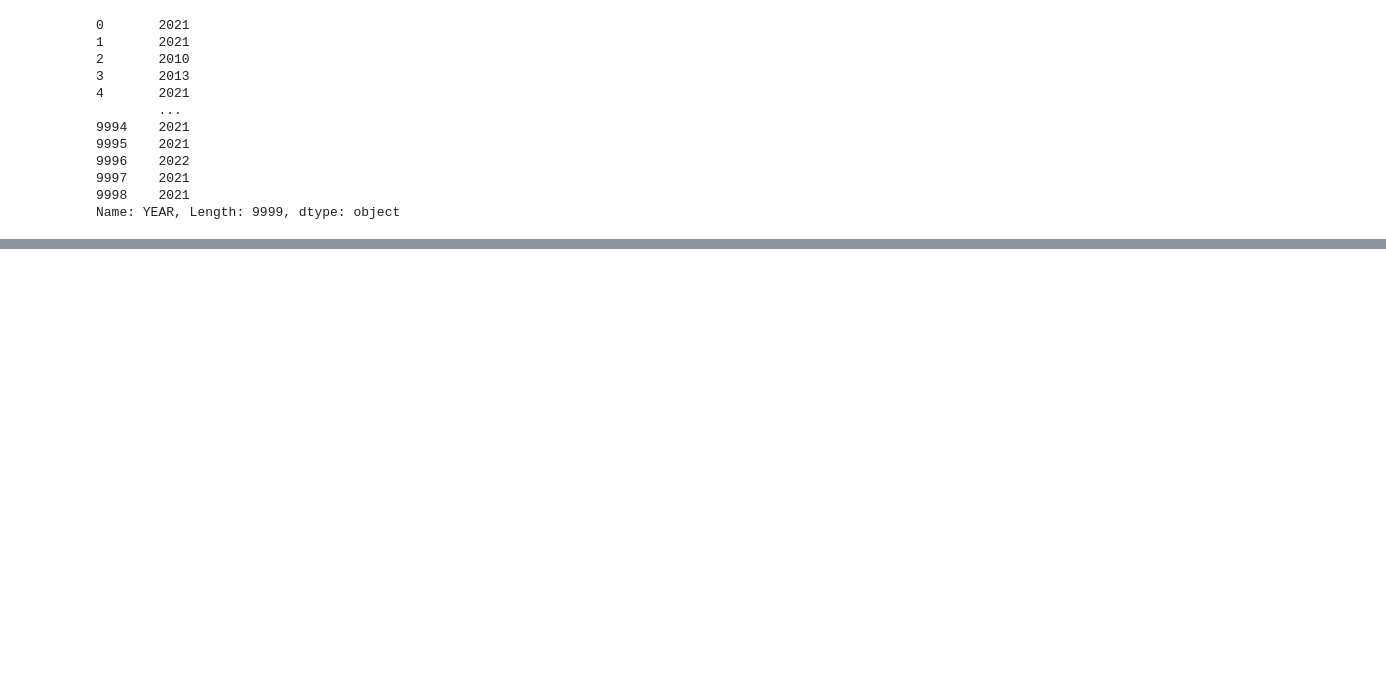
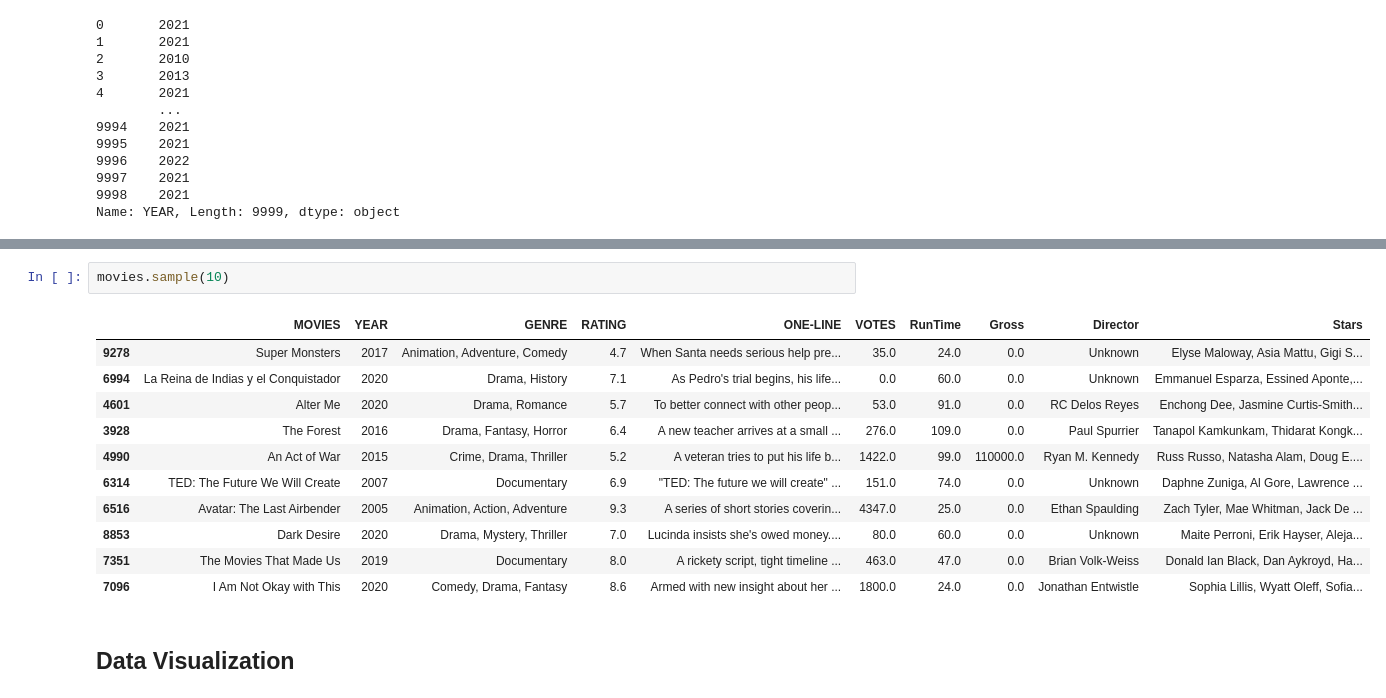
Before and after one commit to Jagannath29/LearnDataScience, a Jupyter notebook: DataPreprocessing/movie_data_cleaning.ipynb, the cells around one changed output, grey strips where cells are left out. Cells and saved outputs as stored; diff of their text form; blank space fills up the shorter version.

```diff
--- a/DataPreprocessing/movie_data_cleaning.ipynb
+++ b/DataPreprocessing/movie_data_cleaning.ipynb
@@ -125,0 +333,16 @@ movies.head()
+# %%
+movies.sample(10)
+# %% [output]
+|  | MOVIES | YEAR | GENRE | RATING | ONE-LINE | VOTES | RunTime | Gross | Director | Stars |
+| 9278 | Super Monsters | 2017 | Animation, Adventure, Comedy | 4.7 | When Santa needs serious help pre... | 35.0 | 24.0 | 0.0 | Unknown | Elyse Maloway, Asia Mattu, Gigi S... |
+| 6994 | La Reina de Indias y el Conquistador | 2020 | Drama, History | 7.1 | As Pedro's trial begins, his life... | 0.0 | 60.0 | 0.0 | Unknown | Emmanuel Esparza, Essined Aponte,... |
+| 4601 | Alter Me | 2020 | Drama, Romance | 5.7 | To better connect with other peop... | 53.0 | 91.0 | 0.0 | RC Delos Reyes | Enchong Dee, Jasmine Curtis-Smith... |
+| 3928 | The Forest | 2016 | Drama, Fantasy, Horror | 6.4 | A new teacher arrives at a small ... | 276.0 | 109.0 | 0.0 | Paul Spurrier | Tanapol Kamkunkam, Thidarat Kongk... |
+| 4990 | An Act of War | 2015 | Crime, Drama, Thriller | 5.2 | A veteran tries to put his life b... | 1422.0 | 99.0 | 110000.0 | Ryan M. Kennedy | Russ Russo, Natasha Alam, Doug E.... |
+| 6314 | TED: The Future We Will Create | 2007 | Documentary | 6.9 | "TED: The future we will create" ... | 151.0 | 74.0 | 0.0 | Unknown | Daphne Zuniga, Al Gore, Lawrence ... |
+| 6516 | Avatar: The Last Airbender | 2005 | Animation, Action, Adventure | 9.3 | A series of short stories coverin... | 4347.0 | 25.0 | 0.0 | Ethan Spaulding | Zach Tyler, Mae Whitman, Jack De ... |
+| 8853 | Dark Desire | 2020 | Drama, Mystery, Thriller | 7.0 | Lucinda insists she's owed money.... | 80.0 | 60.0 | 0.0 | Unknown | Maite Perroni, Erik Hayser, Aleja... |
+| 7351 | The Movies That Made Us | 2019 | Documentary | 8.0 | A rickety script, tight timeline ... | 463.0 | 47.0 | 0.0 | Brian Volk-Weiss | Donald Ian Black, Dan Aykroyd, Ha... |
+| 7096 | I Am Not Okay with This | 2020 | Comedy, Drama, Fantasy | 8.6 | Armed with new insight about her ... | 1800.0 | 24.0 | 0.0 | Jonathan Entwistle | Sophia Lillis, Wyatt Oleff, Sofia... |
+# %% [markdown]
+## Data Visualization
```
Also changed, not shown: parts of 25 cells of this notebook, 1 other file.
